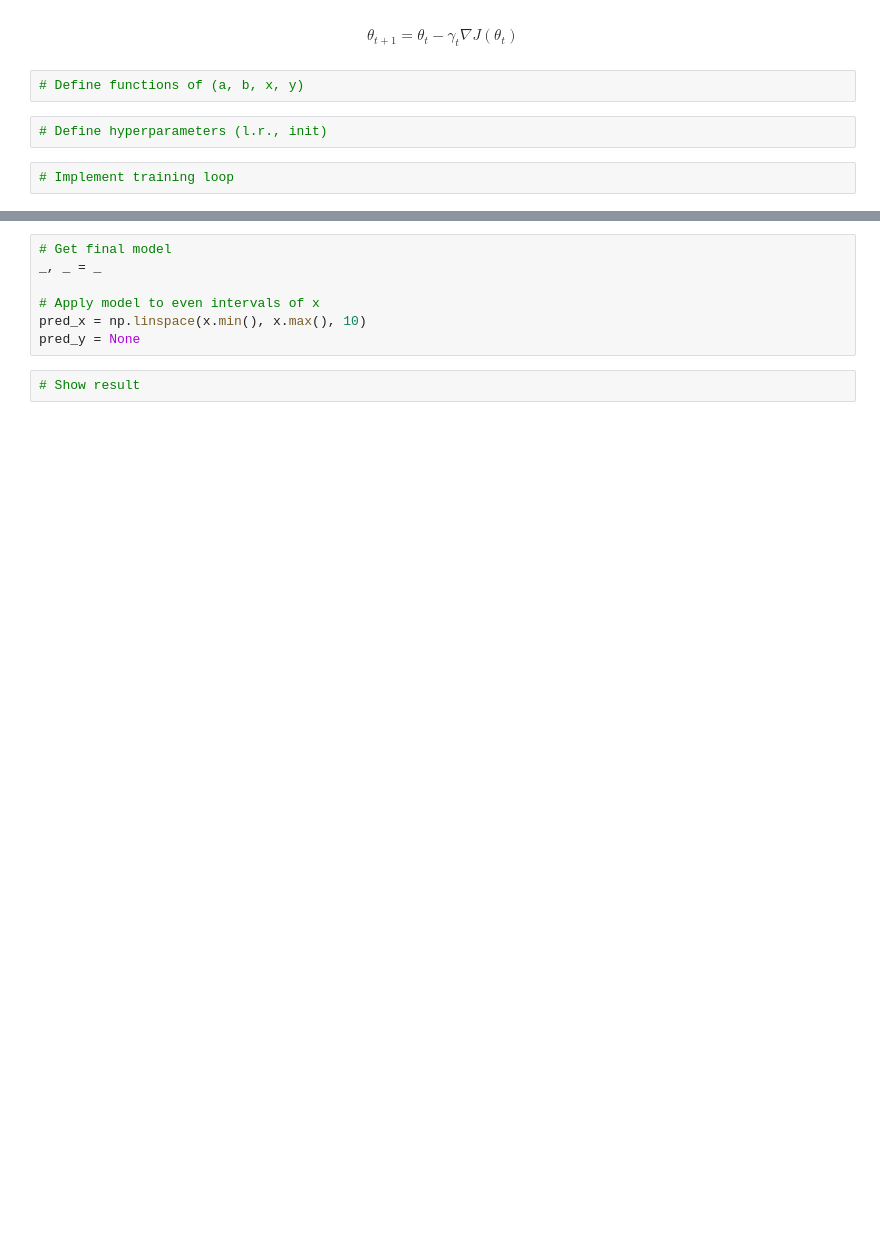
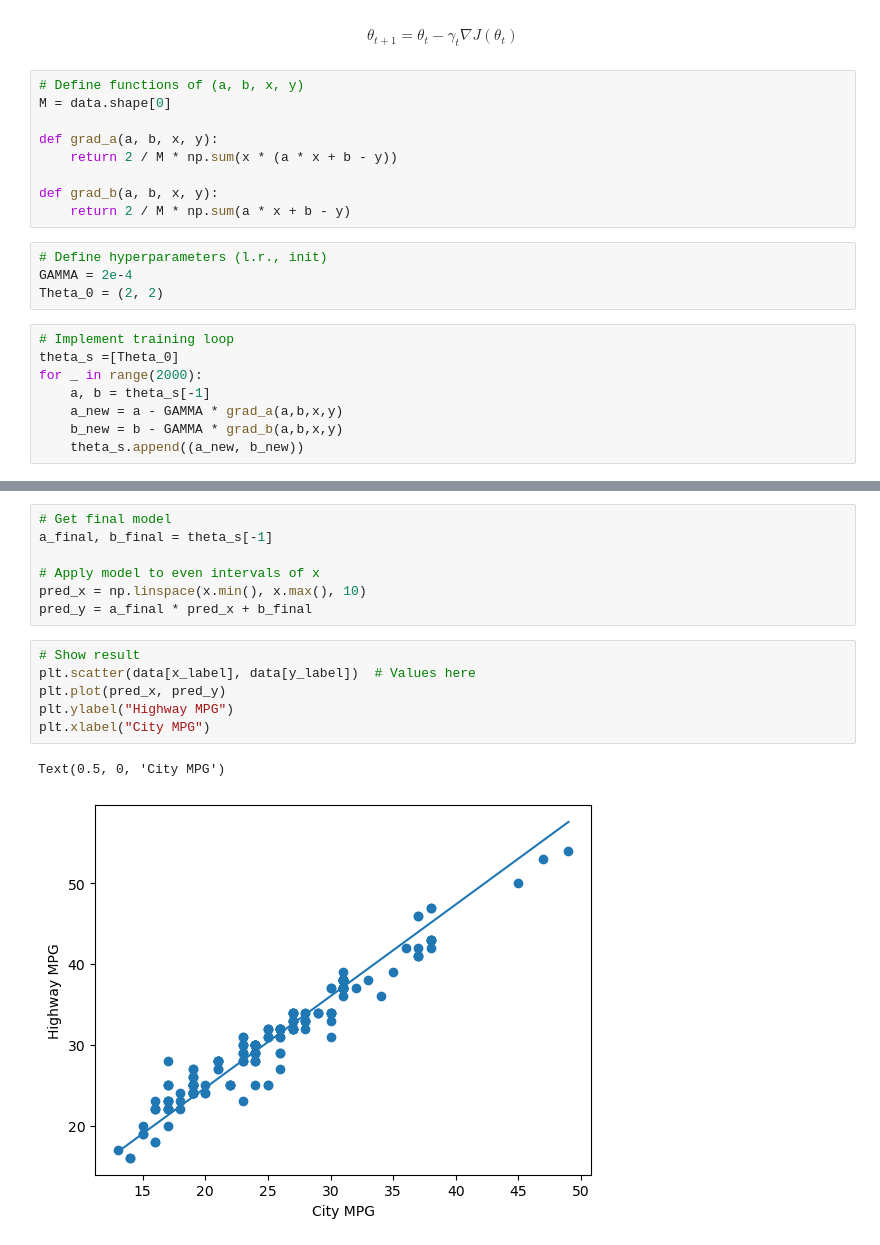
Before and after one commit to JamesAmato/recitation, a Jupyter notebook: recit1_draft_cue.ipynb, the cells around one changed output, grey strips where cells are left out. Saved outputs shown, nothing was run; the diff lists cells and outputs as text; blank space fills up the shorter version.

```diff
--- a/recit1_draft_cue.ipynb
+++ b/recit1_draft_cue.ipynb
@@ -162,7 +272,22 @@ x[0], y[0]
 $$\theta_{t+1} = \theta_t - \gamma_t\nabla J(\theta_t)$$
 # %%
 # Define functions of (a, b, x, y)
+M = data.shape[0]
+
+def grad_a(a, b, x, y):
+    return 2 / M * np.sum(x * (a * x + b - y))
+
+def grad_b(a, b, x, y):
+    return 2 / M * np.sum(a * x + b - y)
 # %%
 # Define hyperparameters (l.r., init)
+GAMMA = 2e-4
+Theta_0 = (2, 2)
 # %%
 # Implement training loop
+theta_s =[Theta_0]
+for _ in range(2000):
+    a, b = theta_s[-1]
+    a_new = a - GAMMA * grad_a(a,b,x,y)
+    b_new = b - GAMMA * grad_b(a,b,x,y)
+    theta_s.append((a_new, b_new))
@@ -169,9 +314,16 @@ $$\theta_{t+1} = \theta_t - \gamma_t\nabla J(\theta_t)$$
 # %%
 # Get final model
-_, _ = _
+a_final, b_final = theta_s[-1]
 
 # Apply model to even intervals of x
 pred_x = np.linspace(x.min(), x.max(), 10)
-pred_y = None
+pred_y = a_final * pred_x + b_final
 # %%
 # Show result
+plt.scatter(data[x_label], data[y_label])  # Values here
+plt.plot(pred_x, pred_y)
+plt.ylabel("Highway MPG")
+plt.xlabel("City MPG")
+# %% [output]
+Text(0.5, 0, 'City MPG')
+[figure, added]
```
Also changed, not shown: parts of 18 cells of this notebook.
